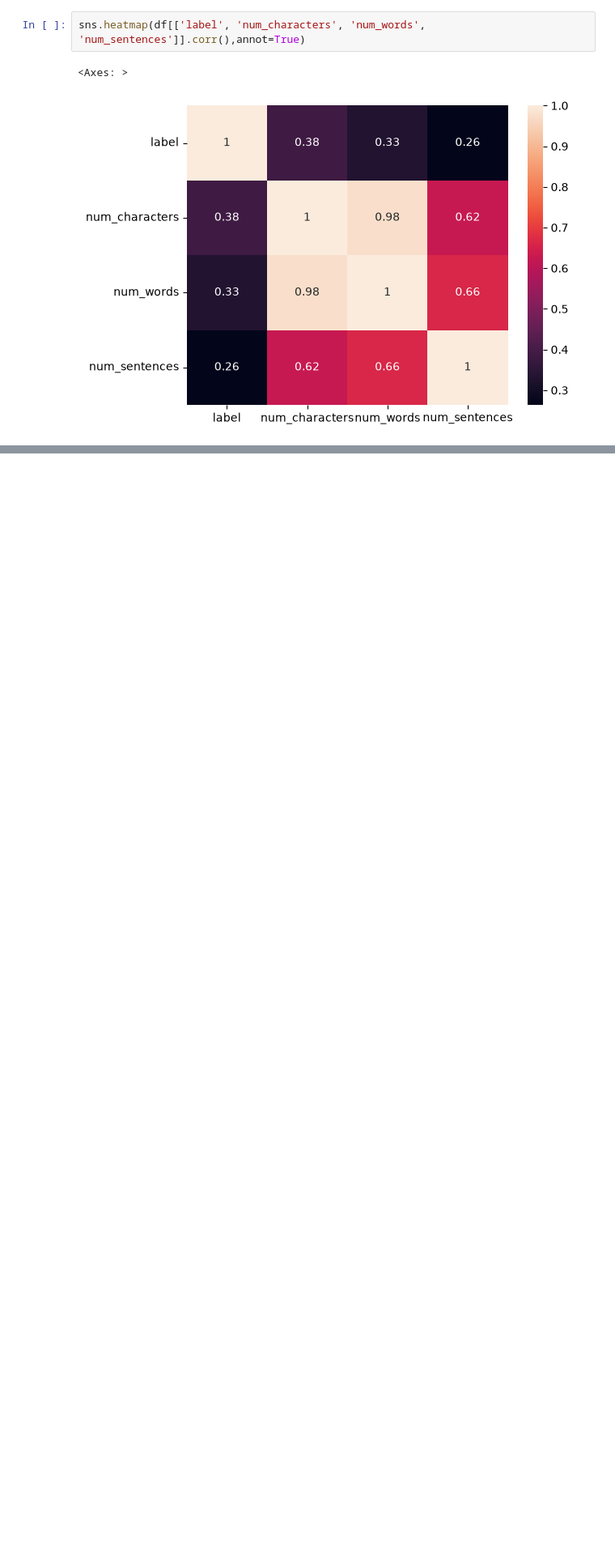
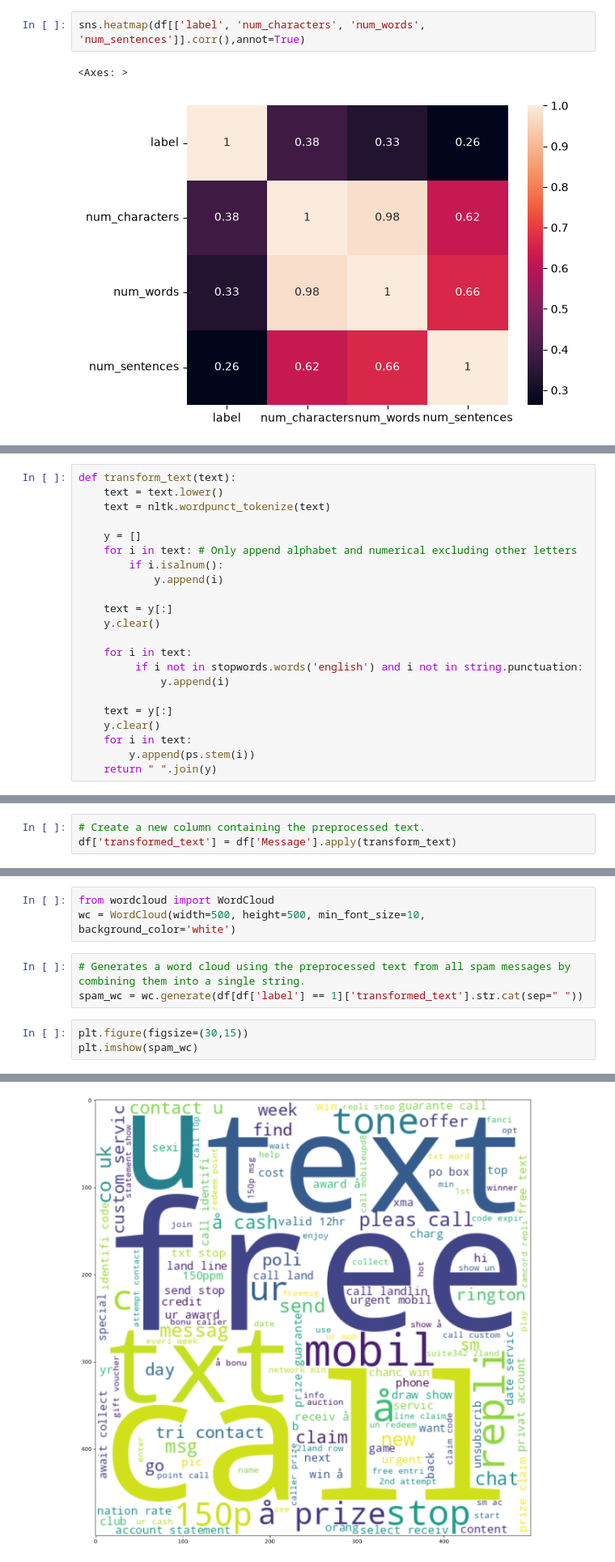
Before and after one commit to ShitalDhakal/PhishGuard, a Jupyter notebook: analyzer/services/ml_classifier.ipynb, the cells around one changed output, grey strips where cells are left out. Shown at 81% size. Saved outputs shown, nothing was run; the diff lists cells and outputs as text; blank space fills up the shorter version.

```diff
--- a/analyzer/services/ml_classifier.ipynb
+++ b/analyzer/services/ml_classifier.ipynb
@@ -386,0 +449,22 @@ sns.heatmap(df[['label', 'num_characters', 'num_words', 'num_sentences']].corr()
+# %%
+def transform_text(text):
+    text = text.lower()
+    text = nltk.wordpunct_tokenize(text)
+
+    y = []
+    for i in text: # Only append alphabet and numerical excluding other letters
+        if i.isalnum():
+            y.append(i)
+
+    text = y[:]
+    y.clear()
+
+    for i in text:
+         if i not in stopwords.words('english') and i not in string.punctuation:
+             y.append(i)
+
+    text = y[:]
+    y.clear()
+    for i in text:
+        y.append(ps.stem(i))
+    return " ".join(y)
@@ -386,0 +487,3 @@ sns.heatmap(df[['label', 'num_characters', 'num_words', 'num_sentences']].corr()
+# %%
+# Create a new column containing the preprocessed text.
+df['transformed_text'] = df['Message'].apply(transform_text)
@@ -386,0 +529,10 @@ sns.heatmap(df[['label', 'num_characters', 'num_words', 'num_sentences']].corr()
+# %%
+from wordcloud import WordCloud
+wc = WordCloud(width=500, height=500, min_font_size=10, background_color='white')
+# %%
+# Generates a word cloud using the preprocessed text from all spam messages by combining them into a single string.
+spam_wc = wc.generate(df[df['label'] == 1]['transformed_text'].str.cat(sep=" "))
+# %%
+plt.figure(figsize=(30,15))
+plt.imshow(spam_wc)
+# %% [output]
@@ -386,0 +540 @@ sns.heatmap(df[['label', 'num_characters', 'num_words', 'num_sentences']].corr()
+[figure, added]
```
Also changed, not shown: parts of 23 cells of this notebook, 1 other file.
